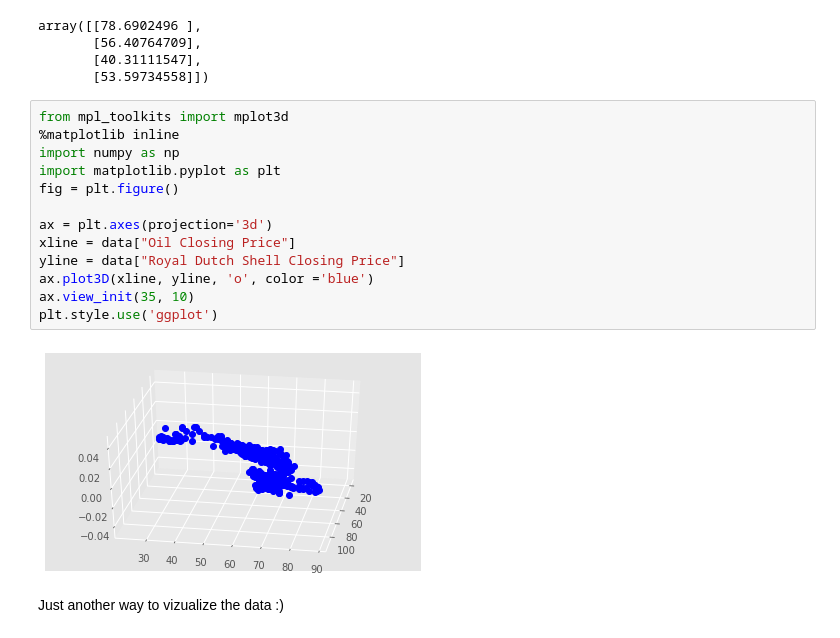
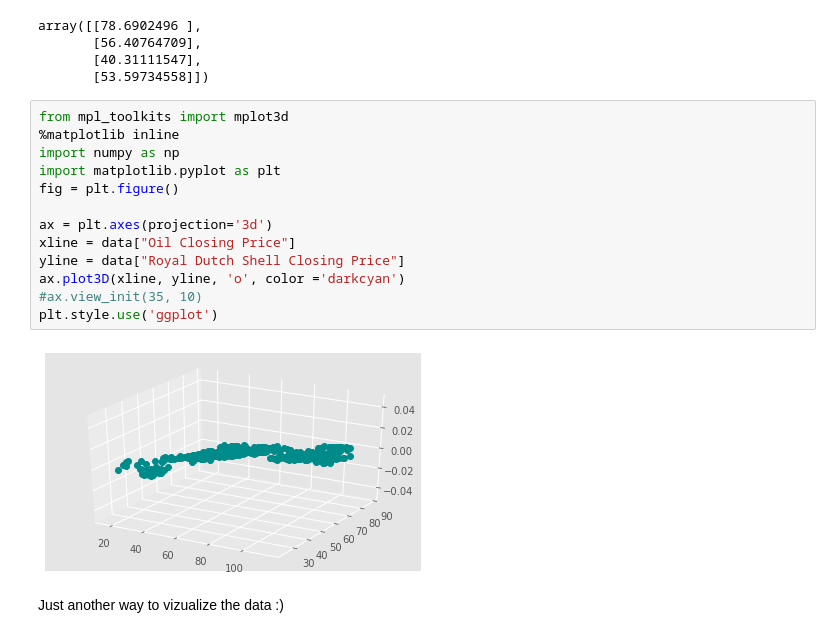
Before and after one commit to VictorMercier/Track-Data-Science, a Jupyter notebook: LinearRegression.ipynb, the cells around one changed output. Cells and saved outputs as stored; diff of their text form.

```diff
--- a/LinearRegression.ipynb
+++ b/LinearRegression.ipynb
@@ -283,18 +283,18 @@ array([[78.6902496 ],
 # %%
 from mpl_toolkits import mplot3d
 %matplotlib inline
 import numpy as np
 import matplotlib.pyplot as plt
 fig = plt.figure()
 
 ax = plt.axes(projection='3d')
 xline = data["Oil Closing Price"]
 yline = data["Royal Dutch Shell Closing Price"]
-ax.plot3D(xline, yline, 'o', color ='blue')
-ax.view_init(35, 10)
+ax.plot3D(xline, yline, 'o', color ='darkcyan')
+#ax.view_init(35, 10)
 plt.style.use('ggplot')
 # %% [output]
-[figure, old version]
+[figure, new version]
 # %% [markdown]
 Just another way to vizualize the data :)
 # %% [markdown]
```
Also changed, not shown: parts of 4 cells of this notebook.
